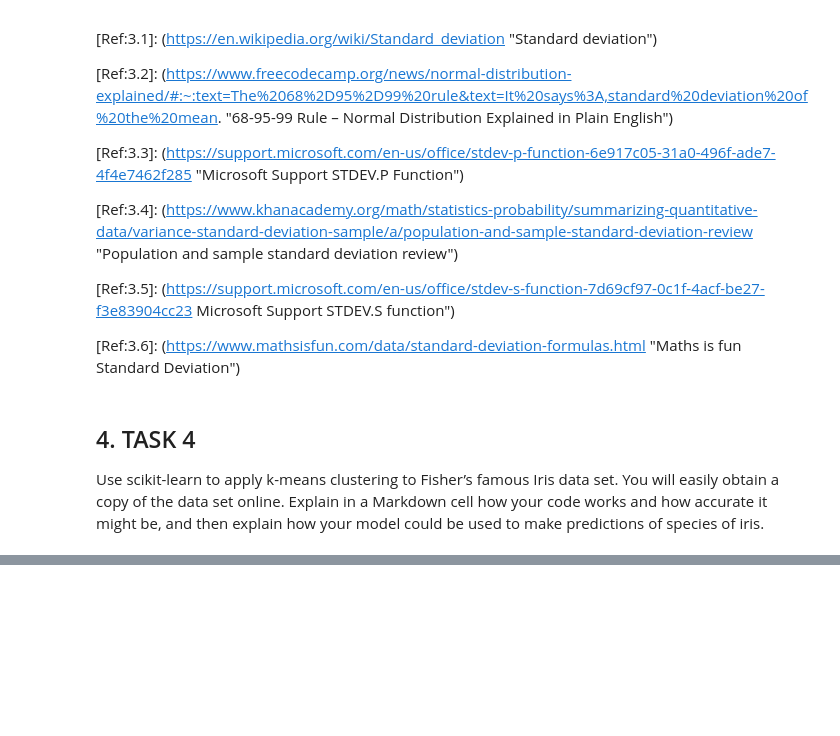
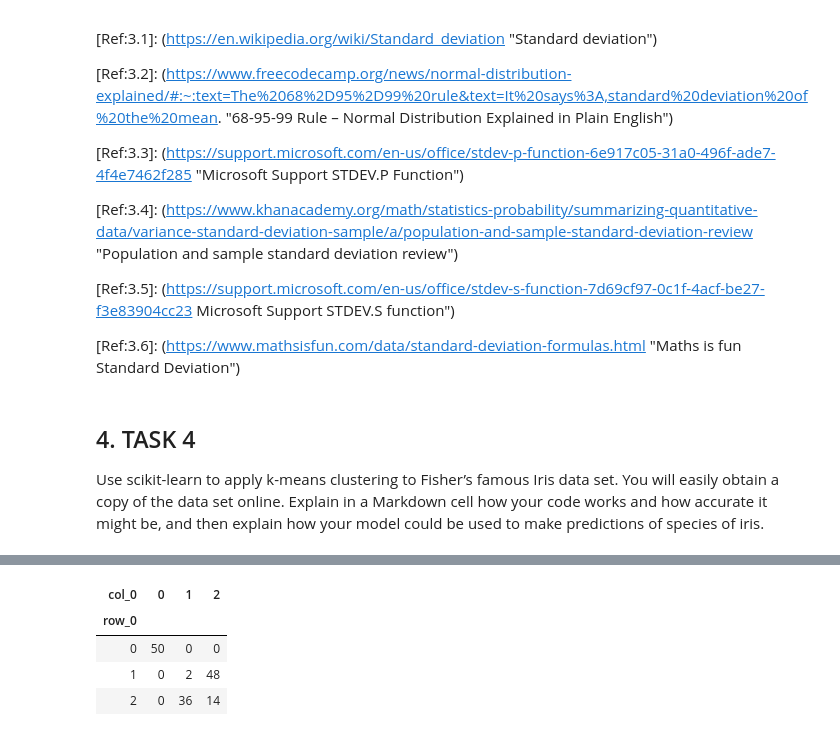
Before and after one commit to moranneil/MACHINE_LEARNING_AND_STATISTICS_TASKS, a Jupyter notebook: Machine Learning and Statistics Tasks 2020.ipynb, the cells around one changed output, grey strips where cells are left out. Cells and saved outputs as stored; diff of their text form; code cells hidden in the pictures; blank space fills up the shorter version.

```diff
--- a/Machine Learning and Statistics Tasks 2020.ipynb
+++ b/Machine Learning and Statistics Tasks 2020.ipynb
@@ -917,0 +1002,10 @@ AttributeError: 'numpy.ndarray' object has no attribute 'target'
+# %%
+#The pandas crosstab also displays the numbers for this KMeans model(columns) vs the actual dataset(rows)
+
+pd.crosstab(iris.target,kmeans_model.labels_)
+# %% [output]
+| col_0 | 0 | 1 | 2 |
+| row_0 |  |  |  |
+| 0 | 50 | 0 | 0 |
+| 1 | 0 | 2 | 48 |
+| 2 | 0 | 36 | 14 |
```
Also changed, not shown: parts of 30 cells of this notebook.
